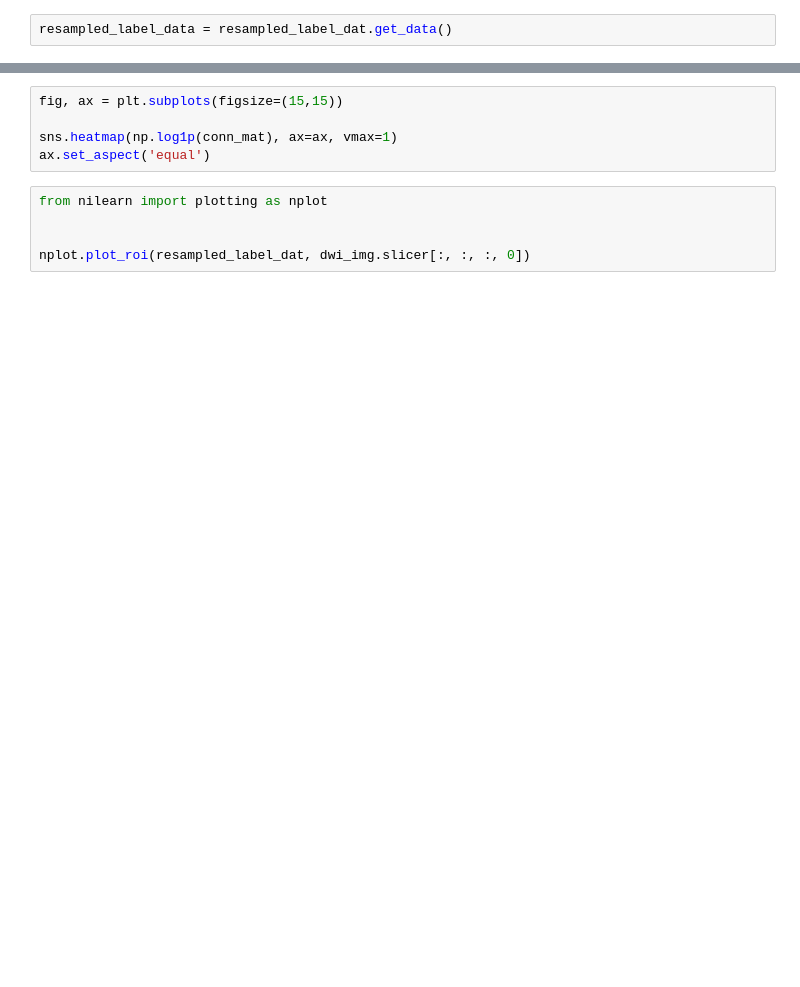
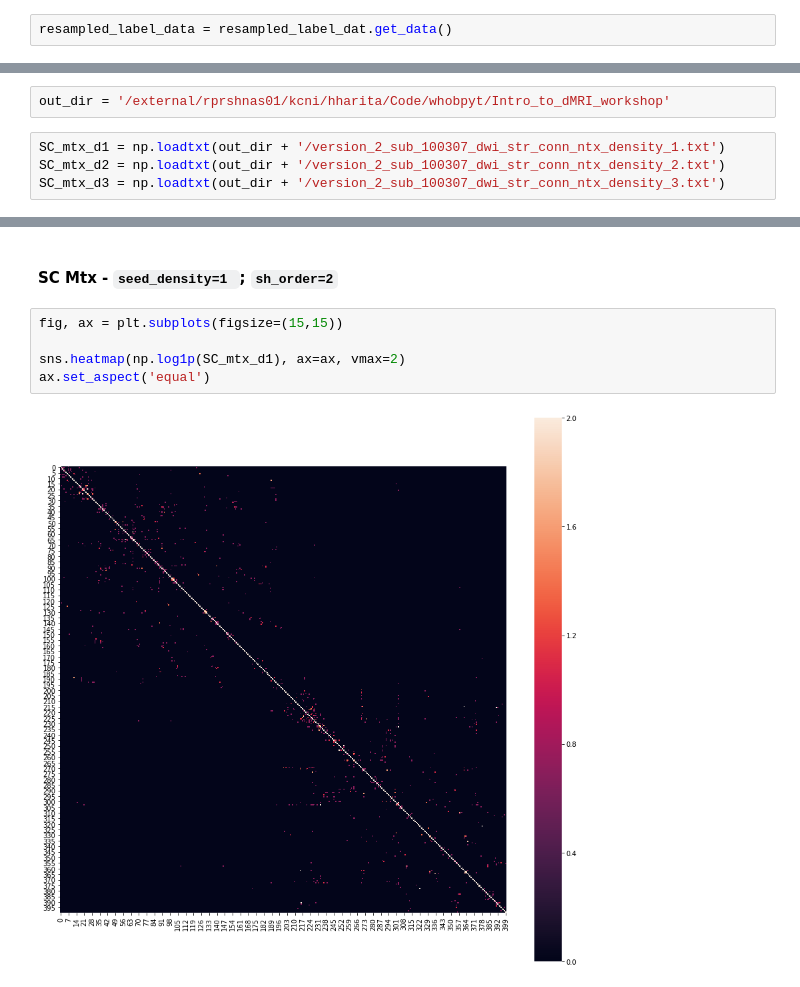
Before and after one commit to Shreyder93/whobpyt, a Jupyter notebook: scratch/tractography_SC_matrix_plots.ipynb, the cells around one changed output, grey strips where cells are left out. Saved outputs shown, nothing was run; the diff lists cells and outputs as text; blank space fills up the shorter version.

```diff
--- a/scratch/tractography_SC_matrix_plots.ipynb
+++ b/scratch/tractography_SC_matrix_plots.ipynb
@@ -200,0 +89,6 @@ conn_mat = conn_mat[1:, 1:]
+# %%
+out_dir = '/external/rprshnas01/kcni/hharita/Code/whobpyt/Intro_to_dMRI_workshop'
+# %%
+SC_mtx_d1 = np.loadtxt(out_dir + '/version_2_sub_100307_dwi_str_conn_ntx_density_1.txt')
+SC_mtx_d2 = np.loadtxt(out_dir + '/version_2_sub_100307_dwi_str_conn_ntx_density_2.txt')
+SC_mtx_d3 = np.loadtxt(out_dir + '/version_2_sub_100307_dwi_str_conn_ntx_density_3.txt')
@@ -201,10 +114,9 @@ conn_mat = conn_mat[1:, 1:]
+# %% [markdown]
+#### SC Mtx - `seed_density=1 `; `sh_order=2`
 # %%
 fig, ax = plt.subplots(figsize=(15,15))
 
-sns.heatmap(np.log1p(conn_mat), ax=ax, vmax=1)
+sns.heatmap(np.log1p(SC_mtx_d1), ax=ax, vmax=2)
 ax.set_aspect('equal')
+# %% [output]
+[figure, added]
-# %%
-from nilearn import plotting as nplot
-
-
-nplot.plot_roi(resampled_label_dat, dwi_img.slicer[:, :, :, 0])
```
Also changed, not shown: parts of 53 cells of this notebook.
